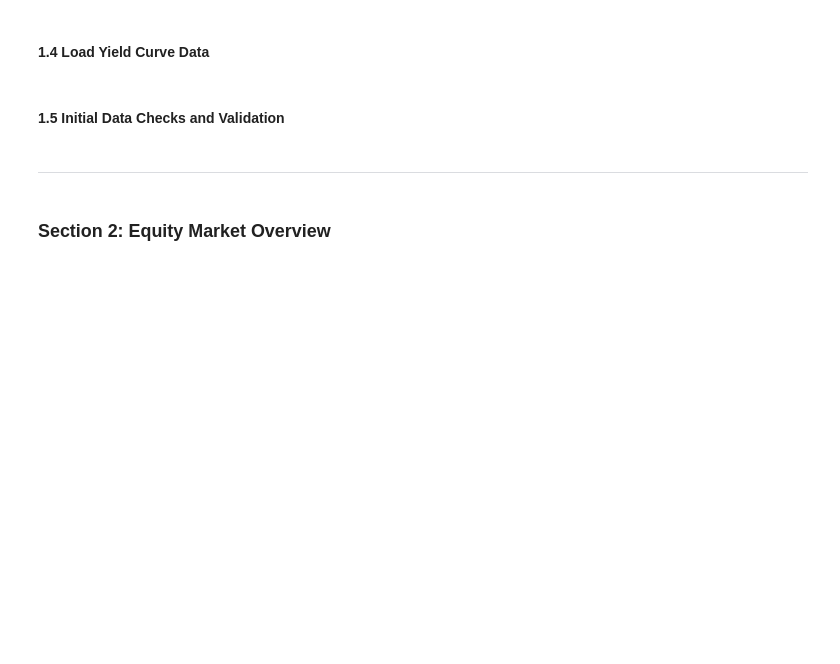
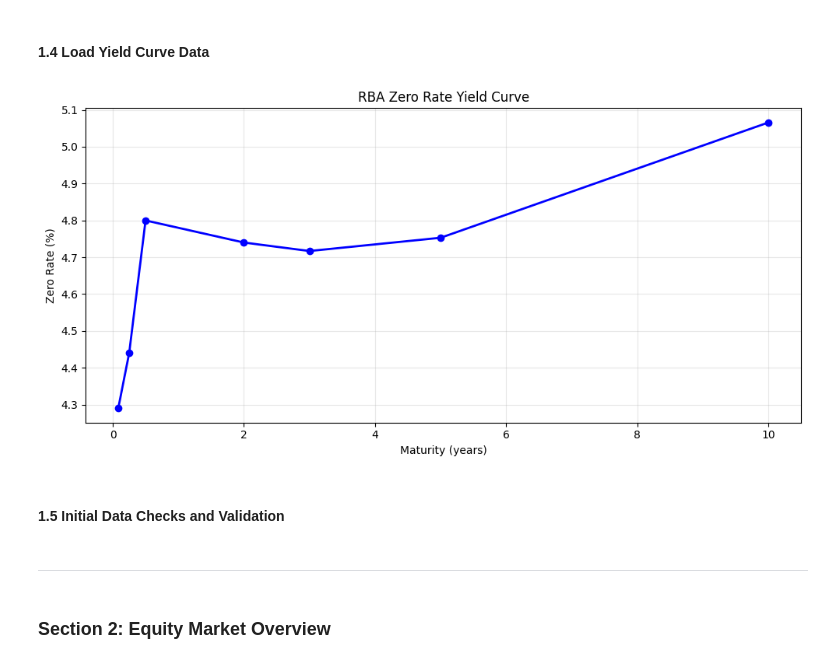
Before and after one commit to Gene2007/FINM3422-Project-3-Derivative-Platform, a Jupyter notebook: notebooks/market_data_and_yield_curve.ipynb, the cells around one changed output. Saved outputs shown, nothing was run; the diff lists cells and outputs as text; code cells hidden in the pictures; blank space fills up the shorter version.

Commit message:
COMMIT: first draft of data_loader.py is compete and starting work on yield_curve.py

```diff
--- a/notebooks/market_data_and_yield_curve.ipynb
+++ b/notebooks/market_data_and_yield_curve.ipynb
@@ -45,10 +110,26 @@
 # %%
 # Load raw yield curve data from the RBA
 # Ensure that the dataset contins maturity/tenor and yield/rate
 # COnvert maturity values to years if needed
 # Convert interest rates to decimal format is needed
 # Sort maturities from shorted to longest
 # Display the first few rows to confirm that the loading worked
+
+
+result['yield_curve']
+
+yc = result['yield_curve']
+plt.figure(figsize=(10, 5))
+plt.plot(yc['maturity_years'], yc['yield'] * 100, 'b-o', linewidth=2, markersize=6)
+plt.xlabel('Maturity (years)')
+plt.ylabel('Zero Rate (%)')
+plt.title('RBA Zero Rate Yield Curve')
+plt.grid(True, alpha=0.3)
+plt.tight_layout()
+plt.savefig('../outputs/figures/yield_curve.png', dpi=150)
+plt.show()
+# %% [output]
+[figure, added]
 # %% [markdown]
 #### 1.5 Initial Data Checks and Validation
 # %%
```
Also changed, not shown: parts of 2 cells of this notebook, 7 other files.
